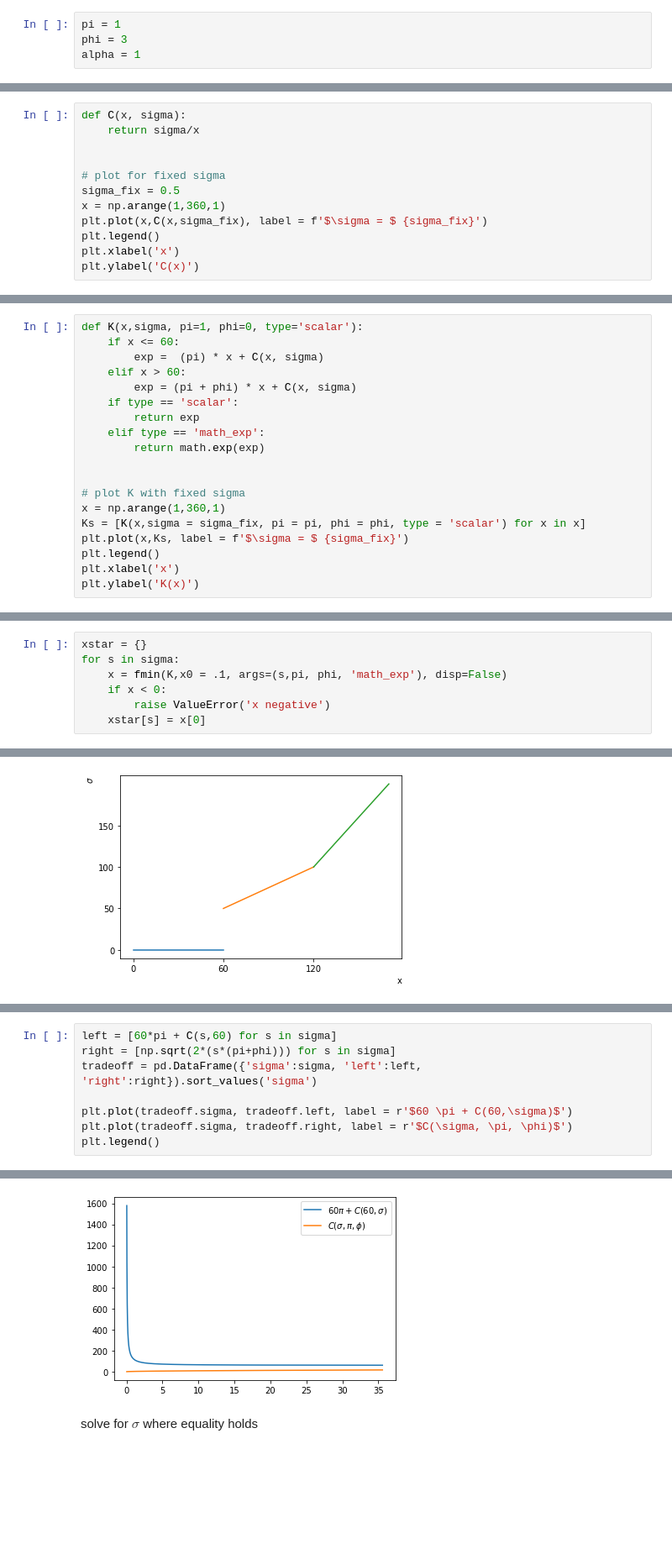
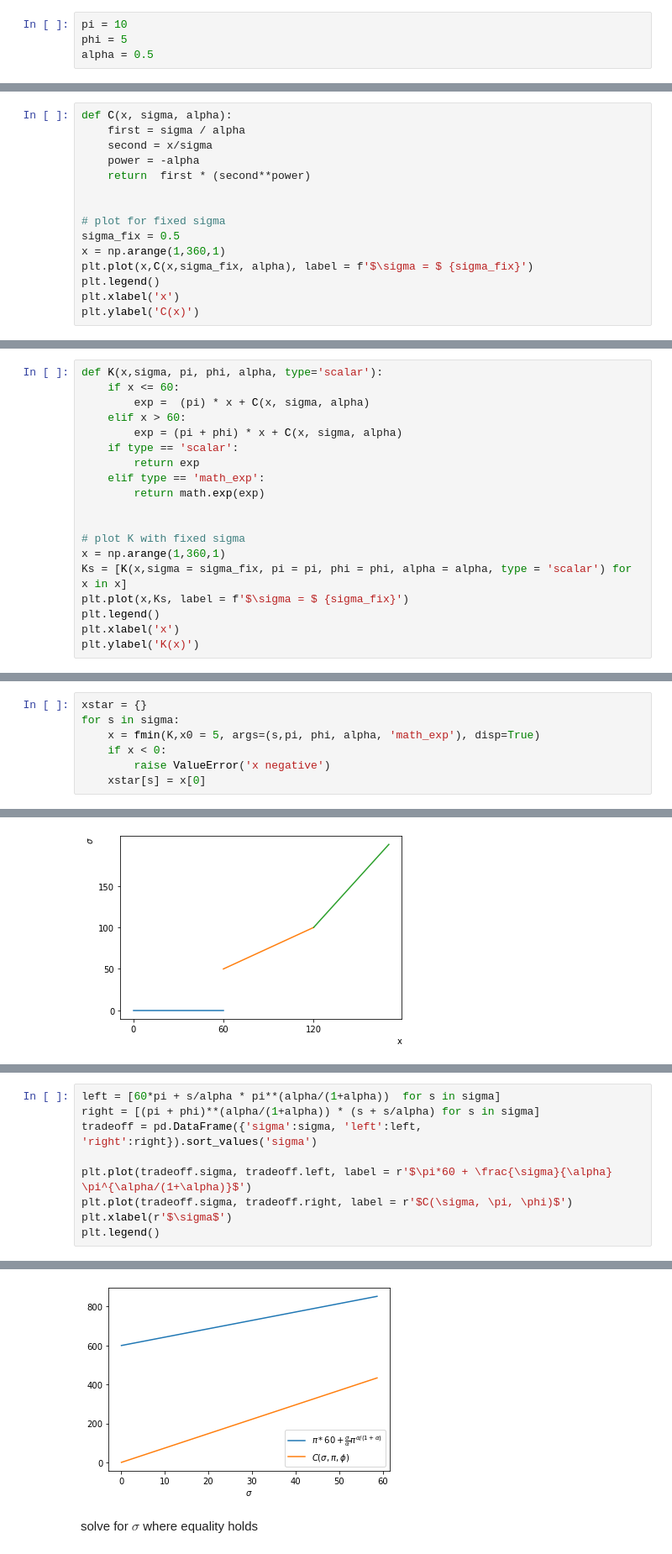
Before and after one commit to paulaleoni/delhi_outages, a Jupyter notebook: sim/simulations.ipynb, the cells around one changed output, grey strips where cells are left out. Shown at 84% size. Drawn from its saved outputs; the diff is of its cells as text; blank space fills up the shorter version.

```diff
--- a/sim/simulations.ipynb
+++ b/sim/simulations.ipynb
@@ -22,8 +22,8 @@ sigma = sigma.tolist()
 # %% [markdown]
 define values for $\pi$ and $\phi$
 # %%
-pi = 1
-phi = 3
-alpha = 1
+pi = 10
+phi = 5
+alpha = 0.5
 # %% [markdown]
 ## Cost functions
@@ -31,12 +31,15 @@ fixing cost function $C(x,\sigma) = \frac{\sigma}{x}$
 # %%
-def C(x, sigma):
-    return sigma/x
+def C(x, sigma, alpha):
+    first = sigma / alpha
+    second = x/sigma
+    power = -alpha
+    return  first * (second**power)
 
 
 # plot for fixed sigma
 sigma_fix = 0.5
 x = np.arange(1,360,1)
-plt.plot(x,C(x,sigma_fix), label = f'$\sigma = $ {sigma_fix}')
+plt.plot(x,C(x,sigma_fix, alpha), label = f'$\sigma = $ {sigma_fix}')
 plt.legend()
 plt.xlabel('x')
 plt.ylabel('C(x)')
@@ -48,9 +51,9 @@ Cost function $K(x,\sigma) = (\pi + \phi)x + C(x, \sigma)$ with x, $\sigma$, $\p
 # %%
-def K(x,sigma, pi=1, phi=0, type='scalar'):
+def K(x,sigma, pi, phi, alpha, type='scalar'):
     if x <= 60:
-        exp =  (pi) * x + C(x, sigma)
+        exp =  (pi) * x + C(x, sigma, alpha)
     elif x > 60:
-        exp = (pi + phi) * x + C(x, sigma)
+        exp = (pi + phi) * x + C(x, sigma, alpha)
     if type == 'scalar':
         return exp
     elif type == 'math_exp':
@@ -59,7 +62,7 @@ def K(x,sigma, pi=1, phi=0, type='scalar'):
 
 # plot K with fixed sigma
 x = np.arange(1,360,1)
-Ks = [K(x,sigma = sigma_fix, pi = pi, phi = phi, type = 'scalar') for x in x]
+Ks = [K(x,sigma = sigma_fix, pi = pi, phi = phi, alpha = alpha, type = 'scalar') for x in x]
 plt.plot(x,Ks, label = f'$\sigma = $ {sigma_fix}')
 plt.legend()
 plt.xlabel('x')
@@ -72,7 +75,7 @@ find the minimum x of K() for all sigmas
 # %%
 xstar = {}
 for s in sigma:
-    x = fmin(K,x0 = .1, args=(s,pi, phi, 'math_exp'), disp=False)
+    x = fmin(K,x0 = 5, args=(s,pi, phi, alpha, 'math_exp'), disp=True)
     if x < 0:
         raise ValueError('x negative')
     xstar[s] = x[0]
@@ -151,14 +172,15 @@ $\pi*60 + C(60,\sigma) \geq 2(\sigma(\pi + \phi))^{1/2} = C(\sigma, \pi, \phi)$
 # %%
-left = [60*pi + C(s,60) for s in sigma]
-right = [np.sqrt(2*(s*(pi+phi))) for s in sigma]
+left = [60*pi + s/alpha * pi**(alpha/(1+alpha))  for s in sigma]
+right = [(pi + phi)**(alpha/(1+alpha)) * (s + s/alpha) for s in sigma]
 tradeoff = pd.DataFrame({'sigma':sigma, 'left':left, 'right':right}).sort_values('sigma')
 
-plt.plot(tradeoff.sigma, tradeoff.left, label = r'$60 \pi + C(60,\sigma)$')
+plt.plot(tradeoff.sigma, tradeoff.left, label = r'$\pi*60 + \frac{\sigma}{\alpha} \pi^{\alpha/(1+\alpha)}$')
 plt.plot(tradeoff.sigma, tradeoff.right, label = r'$C(\sigma, \pi, \phi)$')
+plt.xlabel(r'$\sigma$')
 plt.legend()
 # %% [output]
 <matplotlib.legend.Legend at 0x...>
-[figure, old version]
+[figure, new version]
 # %% [markdown]
 solve for $\sigma$ where equality holds
 # %%
```
Also changed, not shown: parts of 11 cells of this notebook, 2 other files.
